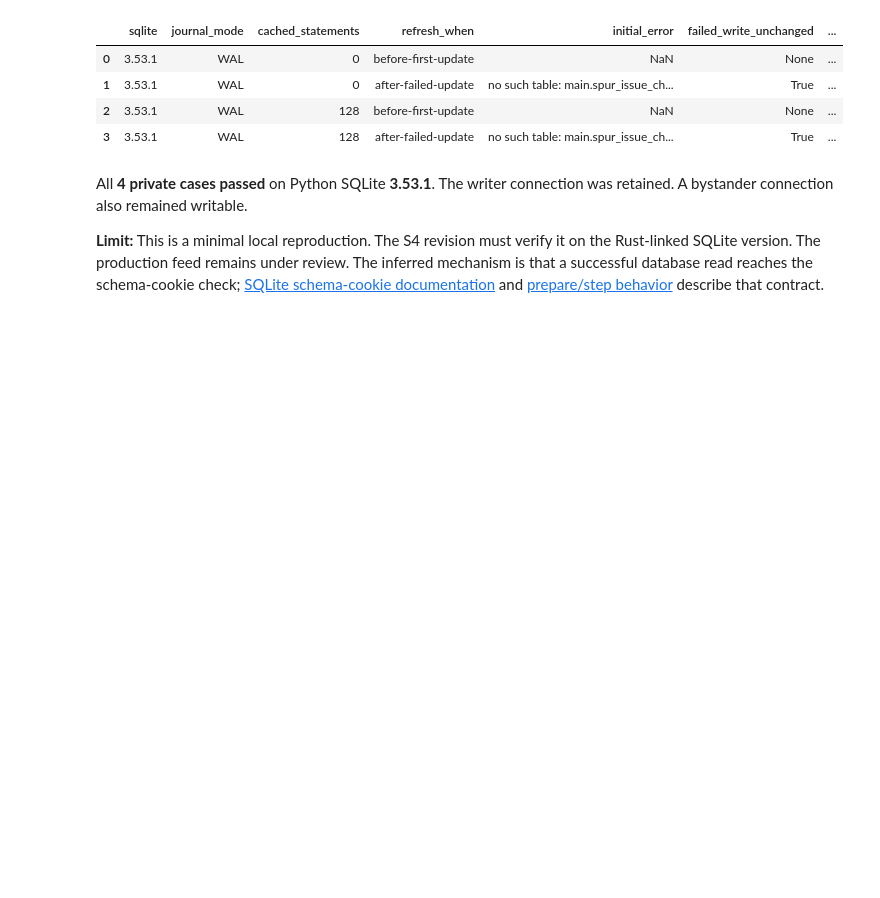
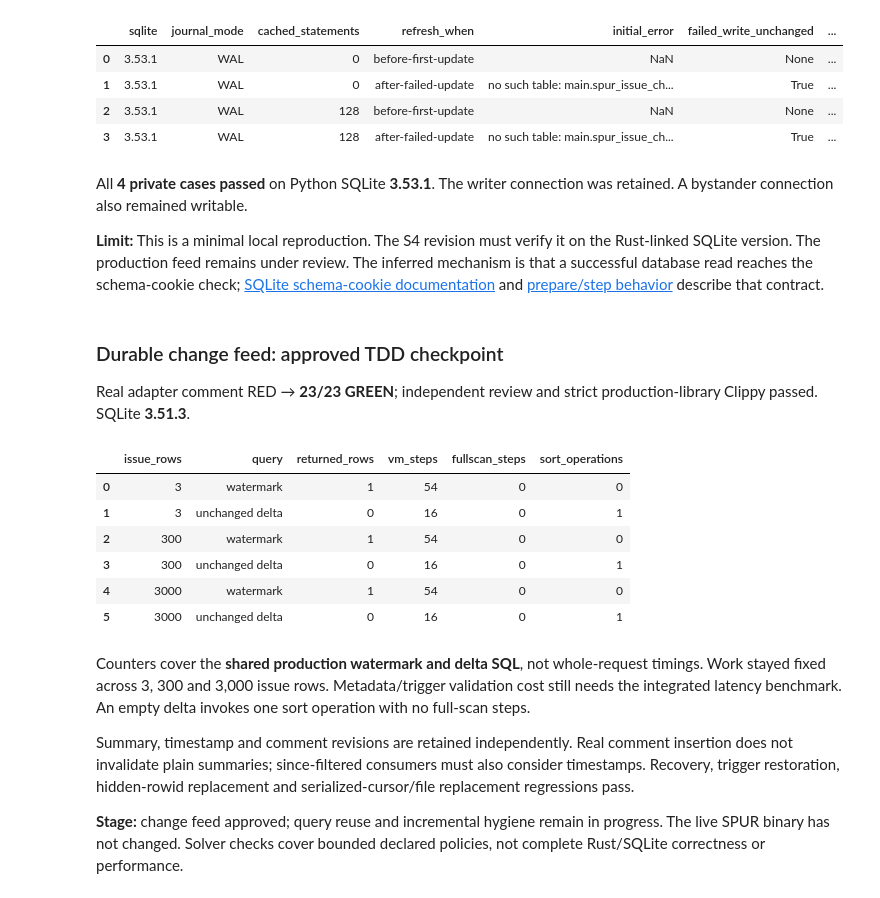
Before and after one commit to getspur/SpurCode, a Jupyter notebook: spur-64019-performance-20261009.ipynb, the cells around one changed output. Drawn from its saved outputs; the diff is of its cells as text; code cells hidden in the pictures; blank space fills up the shorter version.

Commit message:
docs(performance): bd-183xz analyze feed work in notebook

```diff
--- a/spur-64019-performance-20261009.ipynb
+++ b/spur-64019-performance-20261009.ipynb
@@ -1249,3 +1249,38 @@ A bounded metadata read restores this minimal fixture's writer after another con
 All **4 private cases passed** on Python SQLite **3.53.1**. The writer connection was retained. A bystander connection also remained writable.
 
 **Limit:** This is a minimal local reproduction. The S4 revision must verify it on the Rust-linked SQLite version. The production feed remains under review. The inferred mechanism is that a successful database read reaches the schema-cookie check; [SQLite schema-cookie documentation](https://www.sqlite.org/fileformat2.html#schema_cookie) and [prepare/step behavior](https://www.sqlite.org/c3ref/prepare.html) describe that contract.
+# %%
+from pathlib import Path
+import re, ast, json
+import pandas as pd
+from IPython.display import display, Markdown
+s4_dir = Path("/Volumes/Projects/spur/docs/performance/2026-10-09-spur-64019/implementation-tdd")
+s4_review = json.loads((s4_dir / "s4-attempt-2-review.json").read_text())
+s4_red = (s4_dir / "s4-attempt-2-red.log").read_text()
+s4_green = (s4_dir / "s4-attempt-2-green3.log").read_text()
+assert "0 passed; 1 failed" in s4_red and "23 passed; 0 failed" in s4_green
+s4_work = []
+for size, tuples in re.findall(r"watermark/delta work size=(\d+): (.+?) \(rows, vm, fullscan, sorts\)", s4_green):
+    for query, counts in zip(["watermark", "unchanged delta"], ast.literal_eval(tuples)):
+        s4_work.append(dict(issue_rows=int(size), query=query, returned_rows=counts[0], vm_steps=counts[1], fullscan_steps=counts[2], sort_operations=counts[3]))
+s4_work = pd.DataFrame(s4_work)
+assert len(s4_work) == 6 and (s4_work.fullscan_steps == 0).all()
+assert s4_work.groupby("query").vm_steps.nunique().eq(1).all()
+display(Markdown("### Durable change feed: approved TDD checkpoint\nReal adapter comment RED → **23/23 GREEN**; independent review and strict production-library Clippy passed. SQLite **3.51.3**."))
+display(s4_work)
+display(Markdown("Counters cover the **shared production watermark and delta SQL**, not whole-request timings. Work stayed fixed across 3, 300 and 3,000 issue rows. Metadata/trigger validation cost still needs the integrated latency benchmark. An empty delta invokes one sort operation with no full-scan steps.\n\nSummary, timestamp and comment revisions are retained independently. Real comment insertion does not invalidate plain summaries; since-filtered consumers must also consider timestamps. Recovery, trigger restoration, hidden-rowid replacement and serialized-cursor/file replacement regressions pass.\n\n**Stage:** change feed approved; query reuse and incremental hygiene remain in progress. The live SPUR binary has not changed. Solver checks cover bounded declared policies, not complete Rust/SQLite correctness or performance."))
+# %% [output]
+### Durable change feed: approved TDD checkpoint
+Real adapter comment RED → **23/23 GREEN**; independent review and strict production-library Clippy passed. SQLite **3.51.3**.
+|  | issue_rows | query | returned_rows | vm_steps | fullscan_steps | sort_operations |
+| 0 | 3 | watermark | 1 | 54 | 0 | 0 |
+| 1 | 3 | unchanged delta | 0 | 16 | 0 | 1 |
+| 2 | 300 | watermark | 1 | 54 | 0 | 0 |
+| 3 | 300 | unchanged delta | 0 | 16 | 0 | 1 |
+| 4 | 3000 | watermark | 1 | 54 | 0 | 0 |
+| 5 | 3000 | unchanged delta | 0 | 16 | 0 | 1 |
+Counters cover the **shared production watermark and delta SQL**, not whole-request timings. Work stayed fixed across 3, 300 and 3,000 issue rows. Metadata/trigger validation cost still needs the integrated latency benchmark. An empty delta invokes one sort operation with no full-scan steps.
+
+Summary, timestamp and comment revisions are retained independently. Real comment insertion does not invalidate plain summaries; since-filtered consumers must also consider timestamps. Recovery, trigger restoration, hidden-rowid replacement and serialized-cursor/file replacement regressions pass.
+
+**Stage:** change feed approved; query reuse and incremental hygiene remain in progress. The live SPUR binary has not changed. Solver checks cover bounded declared policies, not complete Rust/SQLite correctness or performance.
```
Also changed, not shown: 1 other file.
